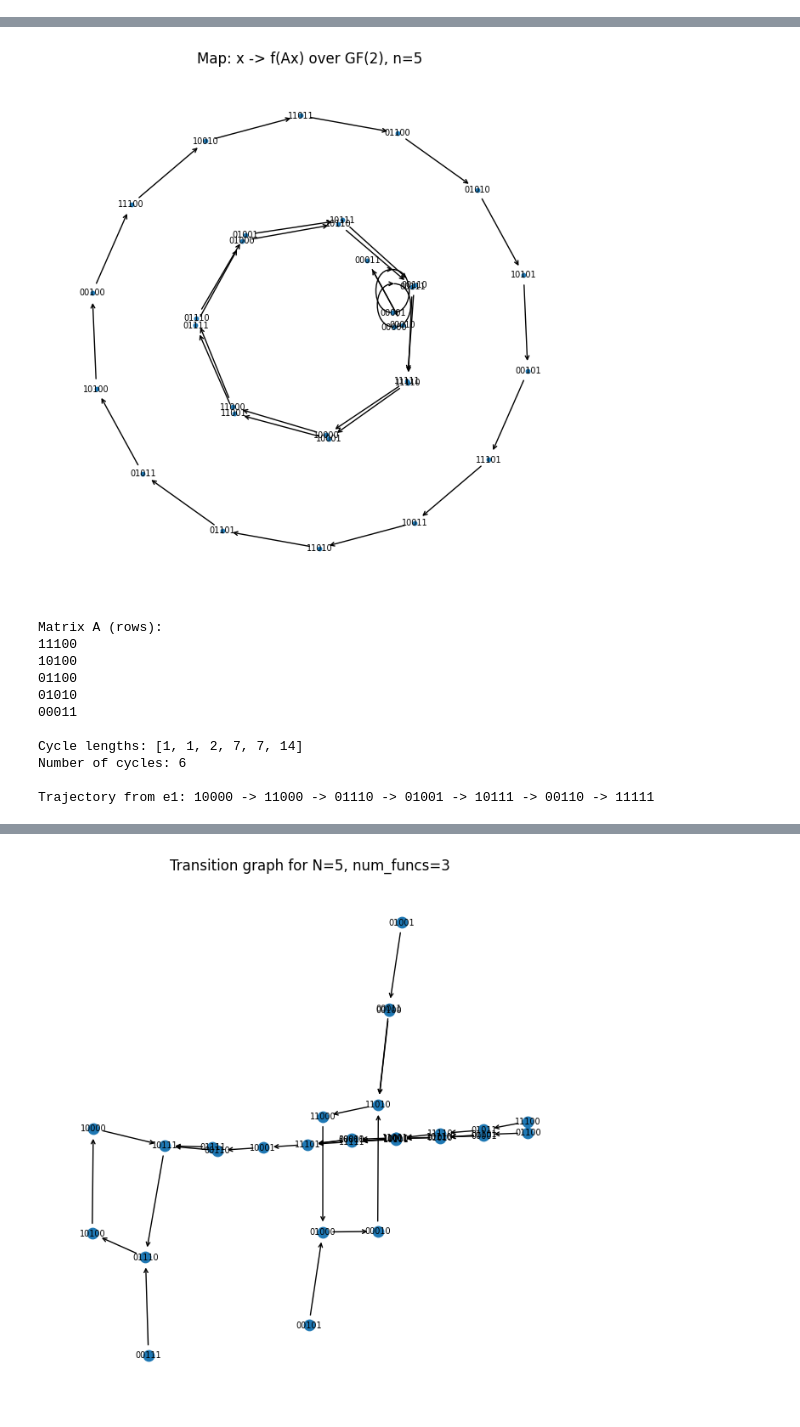
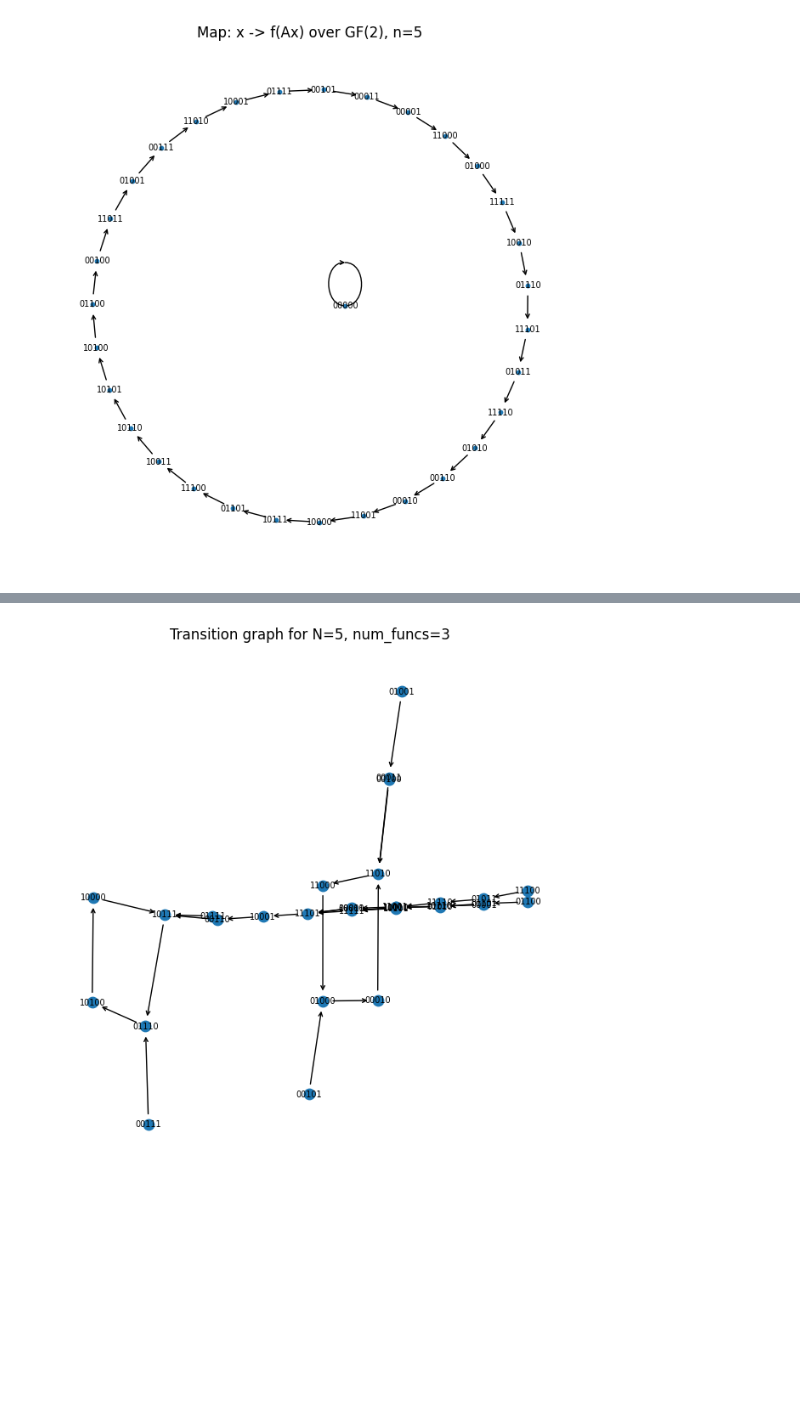
Before and after one commit to Senopiece/bottleneck_transmission, a Jupyter notebook: src/research/prospective.ipynb, the cells around one changed output, grey strips where cells are left out. Saved outputs shown, nothing was run; the diff lists cells and outputs as text; code cells hidden in the pictures; blank space fills up the shorter version.

Commit message:
try generating primitive matrices

```diff
--- a/src/research/prospective.ipynb
+++ b/src/research/prospective.ipynb
@@ -189,14 +189,74 @@ def gray_matrix_left_shift(n):
     return G
 
 
+import numpy as np
+from math import gcd
+
+
+def companion_from_coeffs(a):
+    """a = [a0,...,a_{N-1}] for x^N + a_{N-1}x^{N-1}+...+a0."""
+    N = len(a)
+    P = np.zeros((N, N), dtype=np.uint8)
+    # shift-down ones
+    P[1:, :-1] = np.eye(N - 1, dtype=np.uint8)
+    # last column from coefficients
+    for i in range(N):
+        P[i, -1] = a[i]
+    return P % 2
+
+
+def primitive_matrix_from_bits(bits, P):
+    """
+    bits: 1D array/list of 0/1 of length L
+    P   : fixed primitive N x N matrix over GF(2)
+    """
+    N = P.shape[0]
+    m = (1 << N) - 1  # 2^N - 1
+
+    # list all exponents k with gcd(k,m)=1
+    units = [k for k in range(1, m) if gcd(k, m) == 1]
+    units.sort()
+    L = len(bits)
+
+    # interpret bits as integer
+    t = 0
+    for b in bits:
+        t = (t << 1) | int(b)
+
+    # choose exponent
+    k = units[t % len(units)]
+
+    # fast exponentiation over GF(2)
+    A = np.eye(N, dtype=np.uint8)
+    base = P.copy()
+    e = k
+    while e > 0:
+        if e & 1:
+            A = (A @ base) % 2
+        base = (base @ base) % 2
+        e >>= 1
+    return A
+
+
 def random_invertible_matrix(n, seed=None):
     if seed is not None:
         random.seed(seed)
         np.random.seed(seed)
 
+    P = np.array(
+        [
+            [0, 0, 0, 0, 1],
+            [1, 0, 0, 0, 0],
+            [0, 1, 0, 0, 1],
+            [0, 0, 1, 0, 0],
+            [0, 0, 0, 1, 0],
+        ],
+        dtype=np.uint8,
+    )
+
     # Random u in {0,1}^n as column vector
     u = np.random.randint(0, 2, (n, 1), dtype=int)
-    u[-1] = 1  # ensure last bit is 1
+    return primitive_matrix_from_bits(u, P)
 
     # GF(2) bitwise NOT: v = 1 - u
     v = 1 - u % 2
@@ -224,30 +284,31 @@ start = int_to_vec(1 << (n - 1), n)  # e1 = 10000
 traj = []
 cur = start
 seen = set()
 while cur not in seen:
     seen.add(cur)
     traj.append(cur)
     cur = apply_rule(A, cur)
 
 # Plot
 plt.figure(figsize=(8, 8))
 pos = nx.kamada_kawai_layout(G)
 labels = {node: "".join(str(int(b)) for b in node) for node in G.nodes()}
 nx.draw_networkx_nodes(G, pos, node_size=10)
 nx.draw_networkx_labels(G, pos, labels, font_size=7)
 nx.draw_networkx_edges(G, pos, arrows=True, arrowstyle="->", arrowsize=8)
 plt.title("Map: x -> f(Ax) over GF(2), n=5")
 plt.axis("off")
 plt.show()
 
 # Print matrix and stats
 print("Matrix A (rows):")
 for row in A:
     print("".join(str(int(b)) for b in row))
 
 print("\nCycle lengths:", sorted([len(c) for c in cycles]))
 print("Number of cycles:", len(cycles))
 print(
     "\nTrajectory from e1:", " -> ".join("".join(str(int(b)) for b in v) for v in traj)
 )
 # %% [output]
+[figure, new version]
@@ -261,15 +326,3 @@ AttributeError: 'tqdm_notebook' object has no attribute 'disp'
-[figure, old version]
-Matrix A (rows):
-11100
-10100
-01100
-01010
-00011
-
-Cycle lengths: [1, 1, 2, 7, 7, 14]
-Number of cycles: 6
-
-Trajectory from e1: 10000 -> 11000 -> 01110 -> 01001 -> 10111 -> 00110 -> 11111
 # %%
 import numpy as np
 from itertools import product
```
Also changed, not shown: parts of 2 cells of this notebook.
